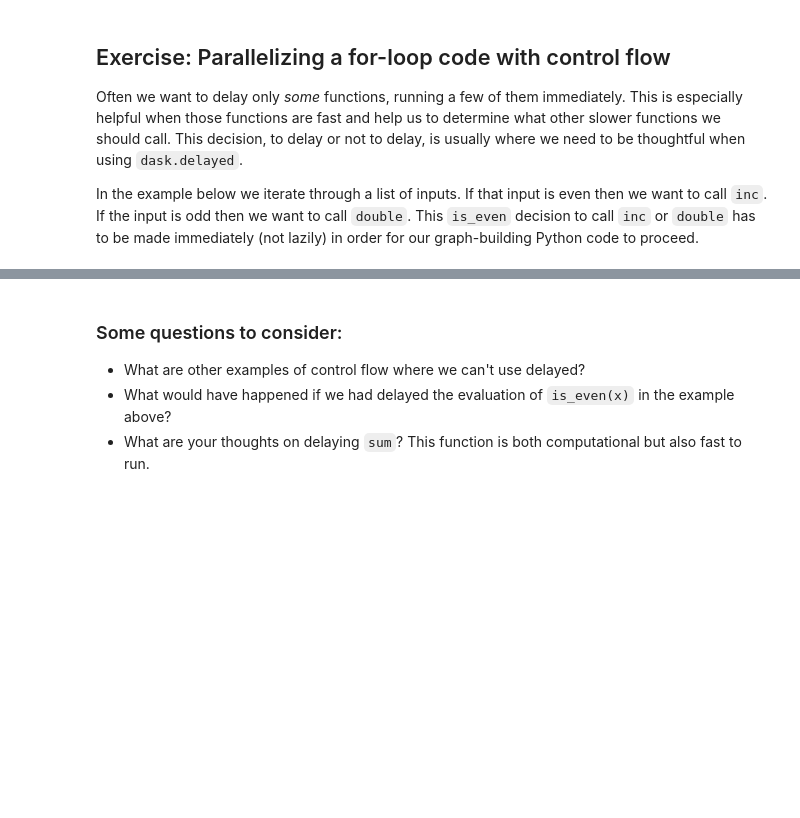
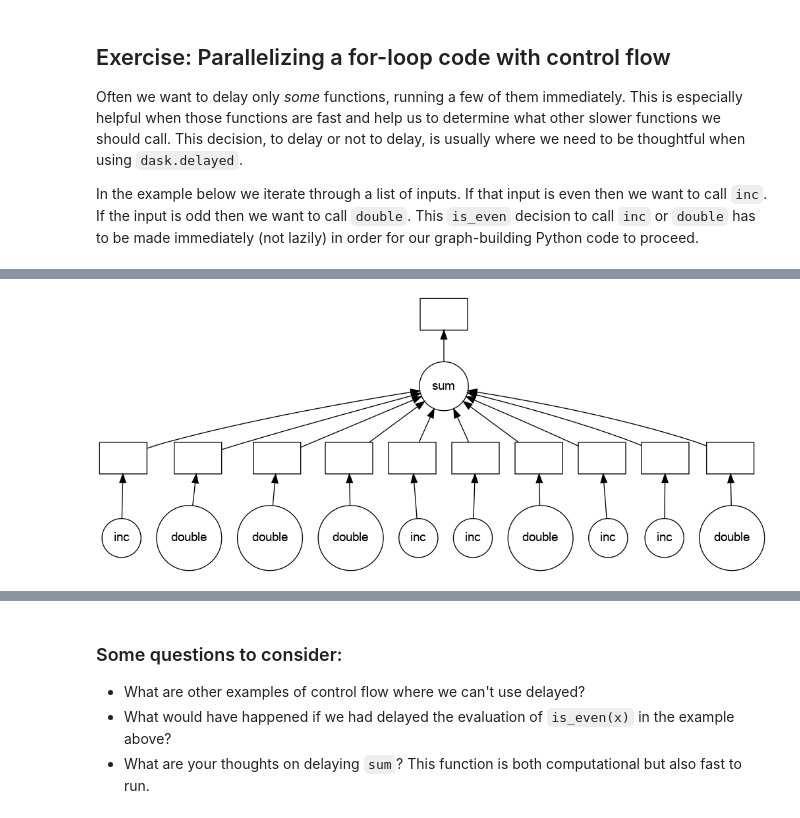
Before and after one commit to cindytsai/dask-tutorial, a Jupyter notebook: 01_dask.delayed.ipynb, the cells around one changed output, grey strips where cells are left out. Cells and saved outputs as stored; diff of their text form; code cells hidden in the pictures; blank space fills up the shorter version.

```diff
--- a/01_dask.delayed.ipynb
+++ b/01_dask.delayed.ipynb
@@ -257,0 +250,16 @@ print(total)
+# %%
+%%time
+# Parallel with dask
+# Some functions need to be run immediately, so that dask can build the schedule graph.
+# Even if we add delayed(is_even)(x), we will meet error Truth object blablabla...
+results = []
+for x in data:
+    if is_even(x):
+        y = delayed(double)(x)
+    else:
+        y = delayed(inc)(x)
+    results.append(y)
+
+total = delayed(sum)(results)
+total.visualize()
+# %% [output]
@@ -258,3 +268,4 @@ print(total)
+[figure, added]
 # %%
 results = []
 for x in data:
```
Also changed, not shown: parts of 9 cells of this notebook.
